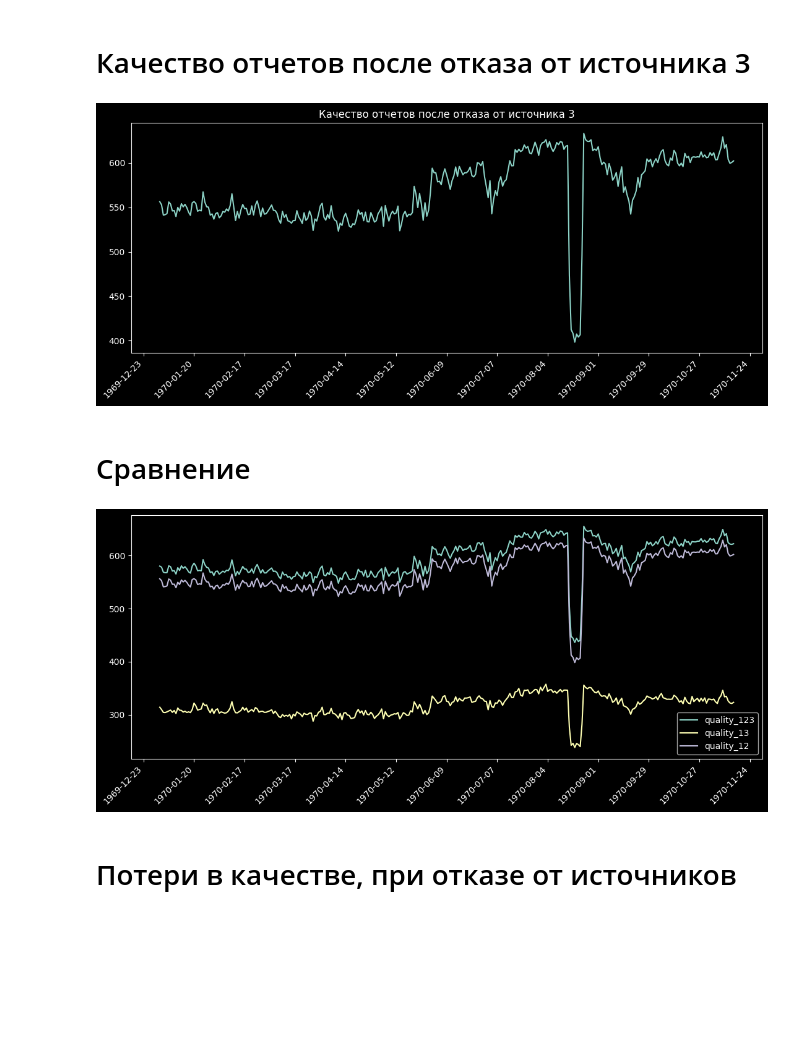
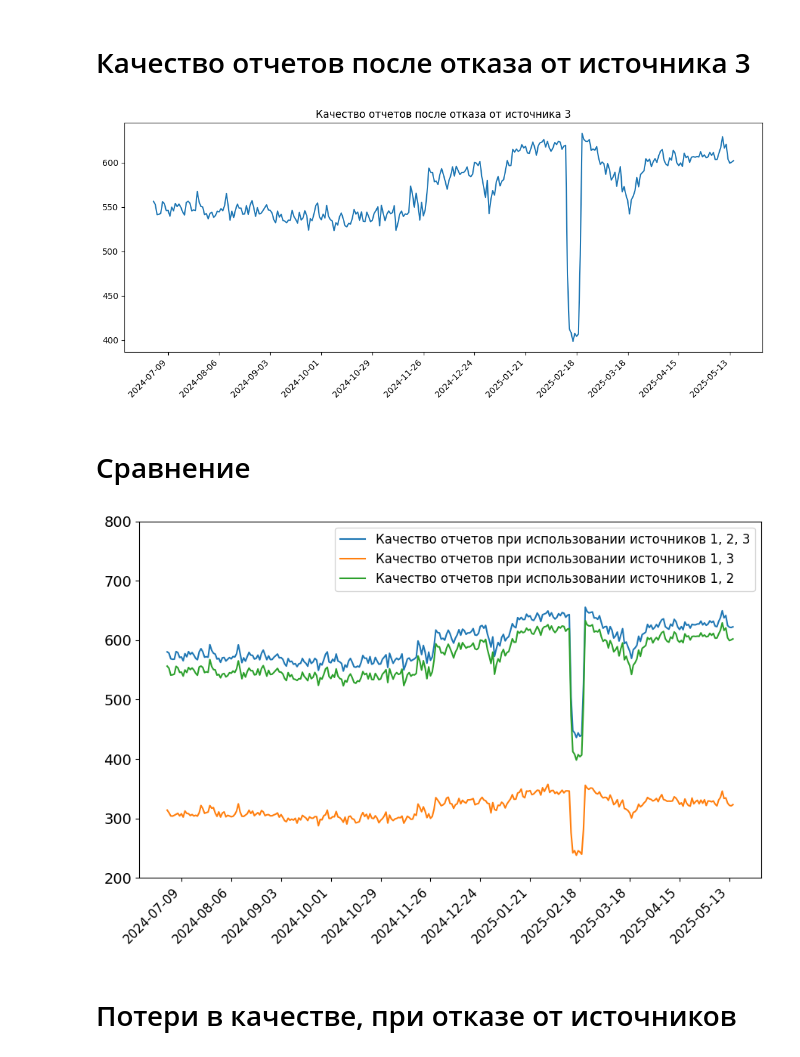
Before and after one commit to IAmSerepok/DataFromVariousSources, a Jupyter notebook: reports_quality.ipynb, the cells around one changed output. Saved outputs shown, nothing was run; the diff lists cells and outputs as text; code cells hidden in the pictures; blank space fills up the shorter version.

```diff
--- a/reports_quality.ipynb
+++ b/reports_quality.ipynb
@@ -3,7 +3,7 @@ import pandas as pd
 import matplotlib.pyplot as plt
 import matplotlib.dates as mdates
 
-plt.style.use('dark_background')
+# plt.style.use('dark_background')
 # %%
 df = pd.read_csv('data/data_with_extra_columns.csv')
 df.head(3)
@@ -12,6 +12,8 @@ df.head(3)
 | 0 | 2024-07-01 | 27.5 | 38.8 | 5.4 | 49.6 | 1.321 | 1.523 | ... |
 | 1 | 2024-07-02 | 26.8 | 38.9 | 5.7 | 49.5 | 1.333 | 1.511 | ... |
 | 2 | 2024-07-03 | 26.0 | 38.0 | 6.0 | 48.6 | 1.303 | 1.508 | ... |
+# %%
+df['date'] = pd.to_datetime(df['date'])
 # %%
 N = 1_000
 # %% [markdown]
@@ -96,27 +98,34 @@ plt.tight_layout()
 
 plt.show()
 # %% [output]
-[figure, old version]
+[figure, new version]
 # %% [markdown]
 # Сравнение
 # %%
-fig, ax = plt.subplots(1, 1, figsize=(11, 5))
+fig, ax = plt.subplots(1, 1, figsize=(9, 6))
 
-for sources in ['123', '13', '12']:
-    ax.plot(df['date'], df[f'quality_{sources}'], label=f'quality_{sources}')
+labels = ['1, 2, 3', '1, 3', '1, 2']
+
+for idx, sources in enumerate(['123', '13', '12']):
+    ax.plot(df['date'], df[f'quality_{sources}'], label=f'Качество отчетов при использовании источников {labels[idx]}')
 
     ax.xaxis.set_major_locator(mdates.WeekdayLocator(interval=4))
     ax.xaxis.set_major_formatter(mdates.DateFormatter('%Y-%m-%d'))
 
-plt.setp(ax.get_xticklabels(), rotation=45, ha='right')
+plt.setp(ax.get_xticklabels(), rotation=45, ha='right', fontsize=12)
+plt.yticks(fontsize=14)
 
-plt.legend()
+plt.ylim(200, 800)
+
+plt.legend(fontsize=12)
 
 plt.tight_layout()
 
+# plt.savefig('img.jpg')
+
 plt.show()
 # %% [output]
-[figure, old version]
+[figure, new version]
 # %% [markdown]
 # Потери в качестве, при отказе от источников
 # %%
```
Also changed, not shown: parts of 5 cells of this notebook, 4 other files.
